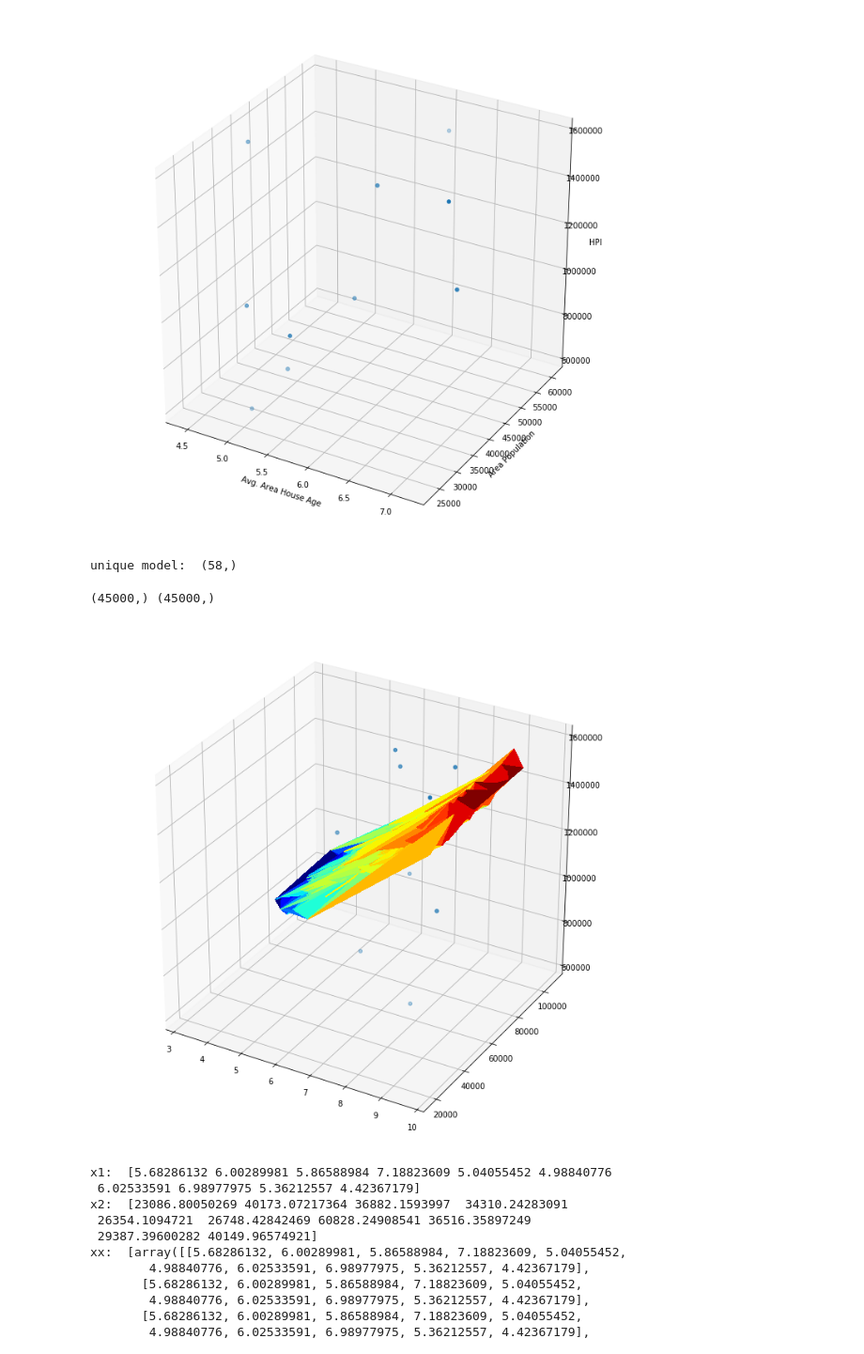
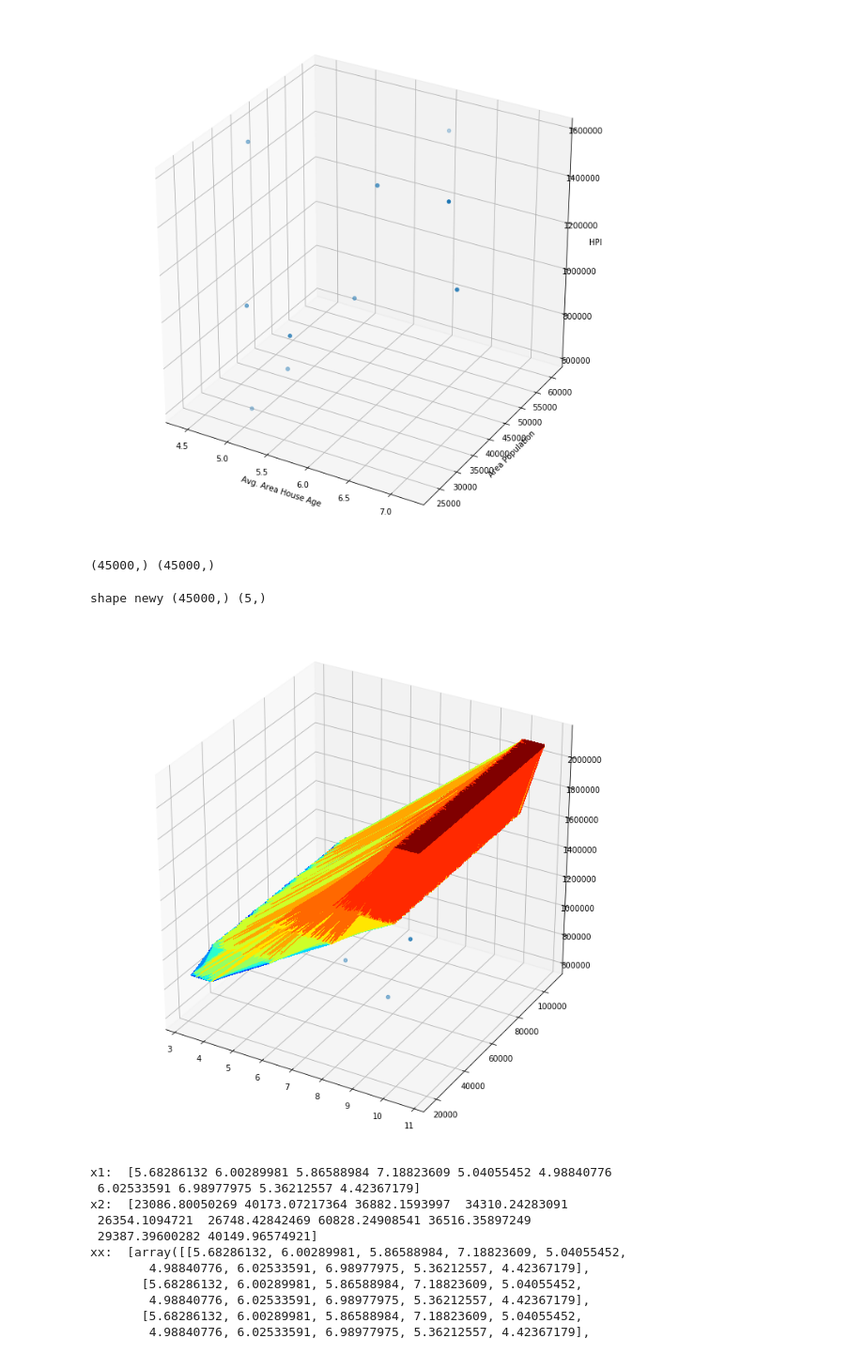
Before and after one commit to jdariasl/ML_IntroductoryCourse, a Jupyter notebook: library/HPI.ipynb, the cells around one changed output. Shown: that part at 94% size. Cells and saved outputs as stored; diff of their text form; code cells hidden in the pictures.

Commit message:
Plot histogram model

```diff
--- a/library/HPI.ipynb
+++ b/library/HPI.ipynb
@@ -61,0 +75,8 @@ def get_y(array,rangey):
+# %%
+array = np.arange(1,6,1)
+print("original",array)
+rangey = np.arange(0,300,60)
+print("rangey ",rangey)
+t = array/0.5
+
+c = get_y(array, rangey)
@@ -61,0 +86,8 @@ def get_y(array,rangey):
+# %%
+x = t*rangey
+
+sumx = np.sum(x)
+print("divide total",t)
+print("result *rangey",x)
+print("rangey ",rangey)
+print("sumtotal ",sumx)
@@ -87,15 +124,18 @@ def create_model_hist(x1,x2, y,bins = 10):
         out[binx,binx2,biny]+=1
 
     rangey = np.arange((miny+stepy+miny)/2,(maxy),stepy)
+    print("Range y: ",rangey.shape)
     model = np.zeros((bins,bins))
 
     for i in range(0,bins):
         for j in range(0,bins):
             col = out[i,j:,]
+            #print("col ",col)
 
-            prob = get_y(col,rangey)
+            y_mean = get_y(col,rangey)
 
-            model[i][j] = prob
+            model[i][j] = y_mean
+
 
     print("unique model: ", np.unique(model).shape)
 
@@ -168,17 +219,6 @@ def plot_hpi_regression2(X,Y,Z):
 plot_h = plot_hpi(num_points=10)
 # %% [output]
 [figure]
-# %%
-x1 = X['Avg. Area Number of Rooms']
-x1 = np.array(x1)
-
-x2 = X['Avg. Area Income']
-x2 = np.array(x2)
-ycopy = y.copy()
-
-model = create_model_hist(x1,x2,ycopy)
-# %% [output]
-unique model:  (58,)
 # %%
 newx1 = create_samples(x1,newpoints=40000)
 newx2 = create_samples(x2,newpoints=40000)
@@ -187,11 +227,14 @@ print(newx1.shape,newx1.shape)
 (45000,) (45000,)
 # %%
 newy = build_model(model,newx1,newx1)
+print("shape newy", newy.shape, np.unique(newy).shape)
+# %% [output]
+shape newy (45000,) (5,)
 # %%
-point = 1000
+point = 45000
 plot_hpi_regression(newx1[0:point],newx2[0:point],newy[0:point])
 # %% [output]
-[figure, old version]
+[figure, new version]
 # %%
 xx = np.meshgrid(x1[0:10],x2[0:10])
 print("x1: ",x1[0:10])
```
Also changed, not shown: parts of 5 cells of this notebook.
